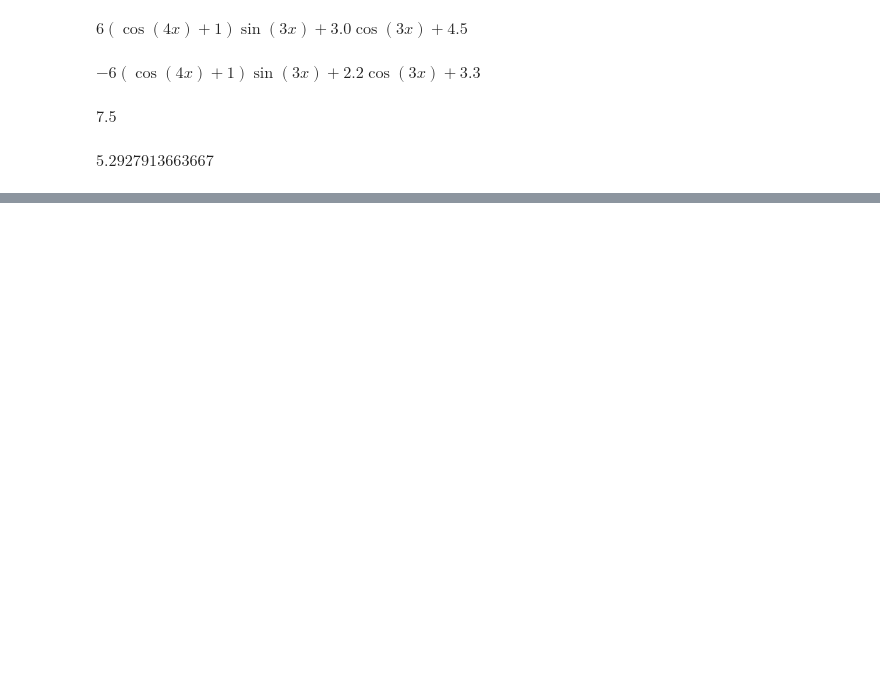
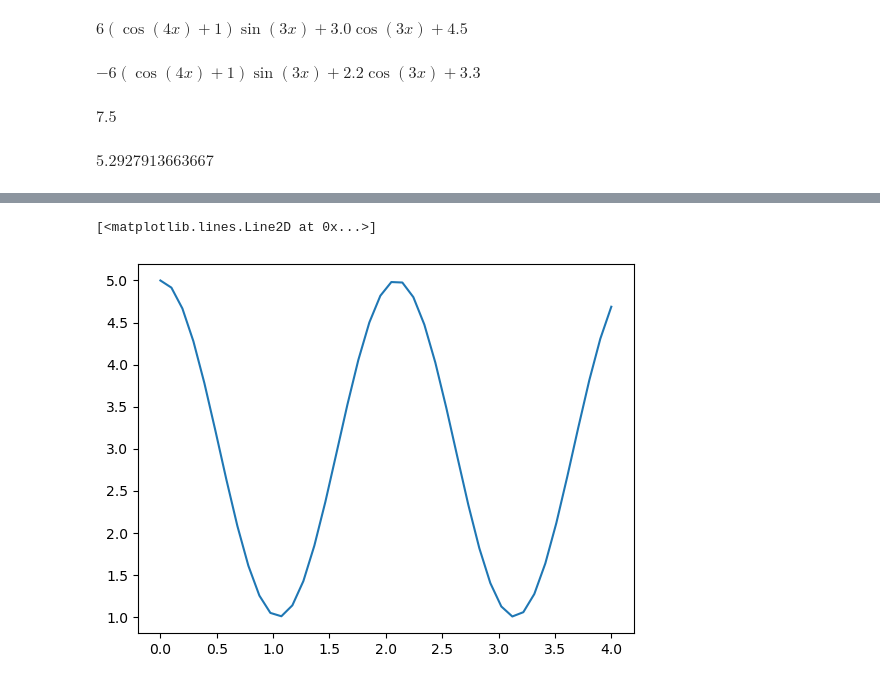
Before and after one commit to ItyTell/rizenko, a Jupyter notebook: lab2/lab2.ipynb, the cells around one changed output, grey strips where cells are left out. Drawn from its saved outputs; the diff is of its cells as text; code cells hidden in the pictures; blank space fills up the shorter version.

```diff
--- a/lab2/lab2.ipynb
+++ b/lab2/lab2.ipynb
@@ -57,0 +95,5 @@ $\displaystyle 13.2842999085157$
+# %%
+plt.plot(X, [u.subs({x:xi}) for xi in X], label='u(x)')
+# %% [output]
+[<matplotlib.lines.Line2D at 0x...>]
+[figure, added]
```
Also changed, not shown: parts of 14 cells of this notebook.
